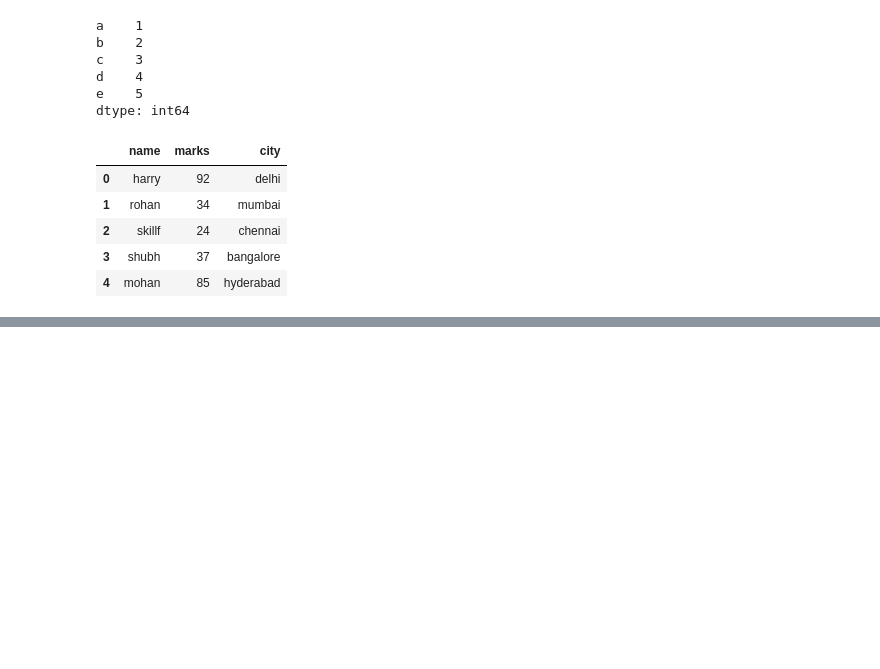
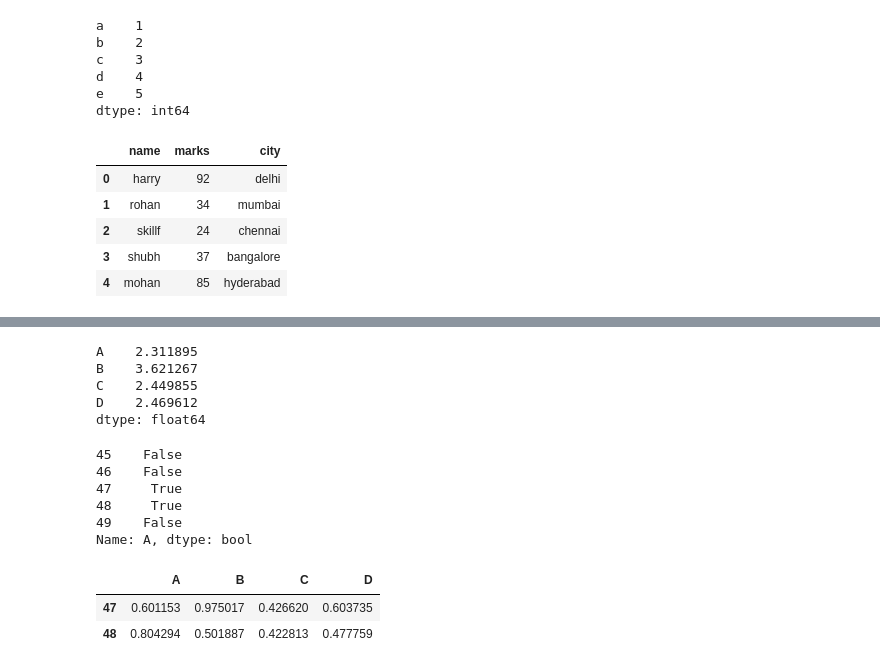
Before and after one commit to Khyaliram-ai/AI-DataScience-Portfolio, a Jupyter notebook: Pandas_Basic/youtube.ipynb, the cells around one changed output, grey strips where cells are left out. Cells and saved outputs as stored; diff of their text form; code cells hidden in the pictures; blank space fills up the shorter version.

```diff
--- a/Pandas_Basic/youtube.ipynb
+++ b/Pandas_Basic/youtube.ipynb
@@ -185,0 +232,23 @@ KeyError: 1
+# %%
+newdf.sum(axis=0)
+# %% [output]
+A    2.311895
+B    3.621267
+C    2.449855
+D    2.469612
+dtype: float64
+# %%
+newdf["A"]>0.5
+# %% [output]
+45    False
+46    False
+47     True
+48     True
+49    False
+Name: A, dtype: bool
+# %%
+newdf[newdf["A"]>0.5]
+# %% [output]
+|  | A | B | C | D |
+| 47 | 0.601153 | 0.975017 | 0.426620 | 0.603735 |
+| 48 | 0.804294 | 0.501887 | 0.422813 | 0.477759 |
```
Also changed, not shown: parts of 13 cells of this notebook.
